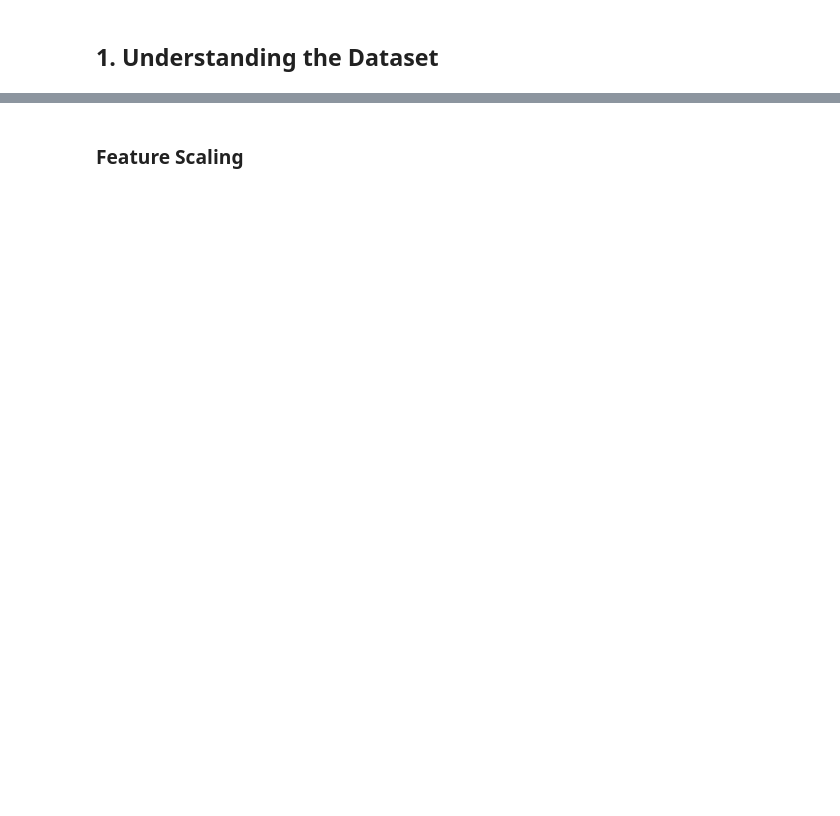
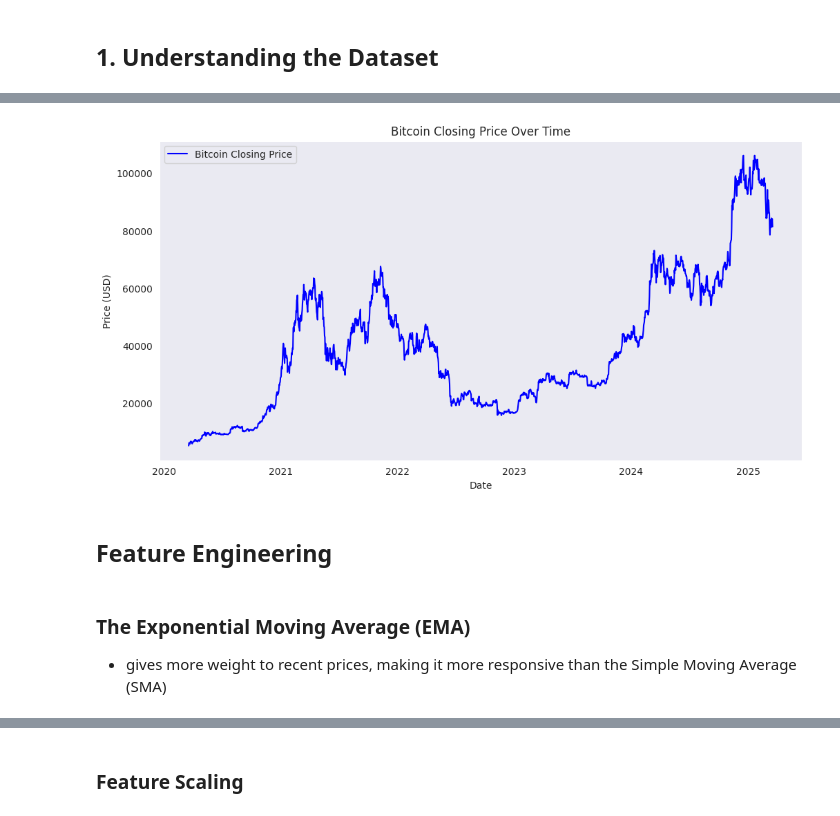
Before and after one commit to bonareri/Cryptocurrency-Price-Prediction-, a Jupyter notebook: Copy_of_lstm_model.ipynb, the cells around one changed output, grey strips where cells are left out. Saved outputs shown, nothing was run; the diff lists cells and outputs as text; code cells hidden in the pictures; blank space fills up the shorter version.

```diff
--- a/Copy_of_lstm_model.ipynb
+++ b/Copy_of_lstm_model.ipynb
@@ -178,0 +71,13 @@ memory usage: 125.9 KB
+# %%
+# Load the Bitcoin dataset
+df = pd.read_csv("bitcoin_prices_full.csv")
+
+# Convert 'Date' column to datetime
+df["Date"] = pd.to_datetime(df["Date"])
+# %%
+# Ensure data is sorted by date
+df = df.sort_values(by="Date")
+
+# Display basic info
+print(df.info())  # Check data types and missing values
+print(df.head())  # Preview first few rows
@@ -178,0 +119,17 @@ memory usage: 125.9 KB
+# %%
+# Plot the closing price trend
+plt.figure(figsize=(12, 6))
+plt.plot(df.index, df["Close"], label="Bitcoin Closing Price", color="blue")  # Use df.index instead of df["Date"]
+plt.xlabel("Date")
+plt.ylabel("Price (USD)")
+plt.title("Bitcoin Closing Price Over Time")
+plt.legend()
+plt.grid()
+plt.show()
+# %% [output]
+[figure, added]
+# %% [markdown]
+## Feature Engineering
+# %% [markdown]
+### The Exponential Moving Average (EMA)
+- gives more weight to recent prices, making it more responsive than the Simple Moving Average (SMA)
```
Also changed, not shown: parts of 64 cells of this notebook.
